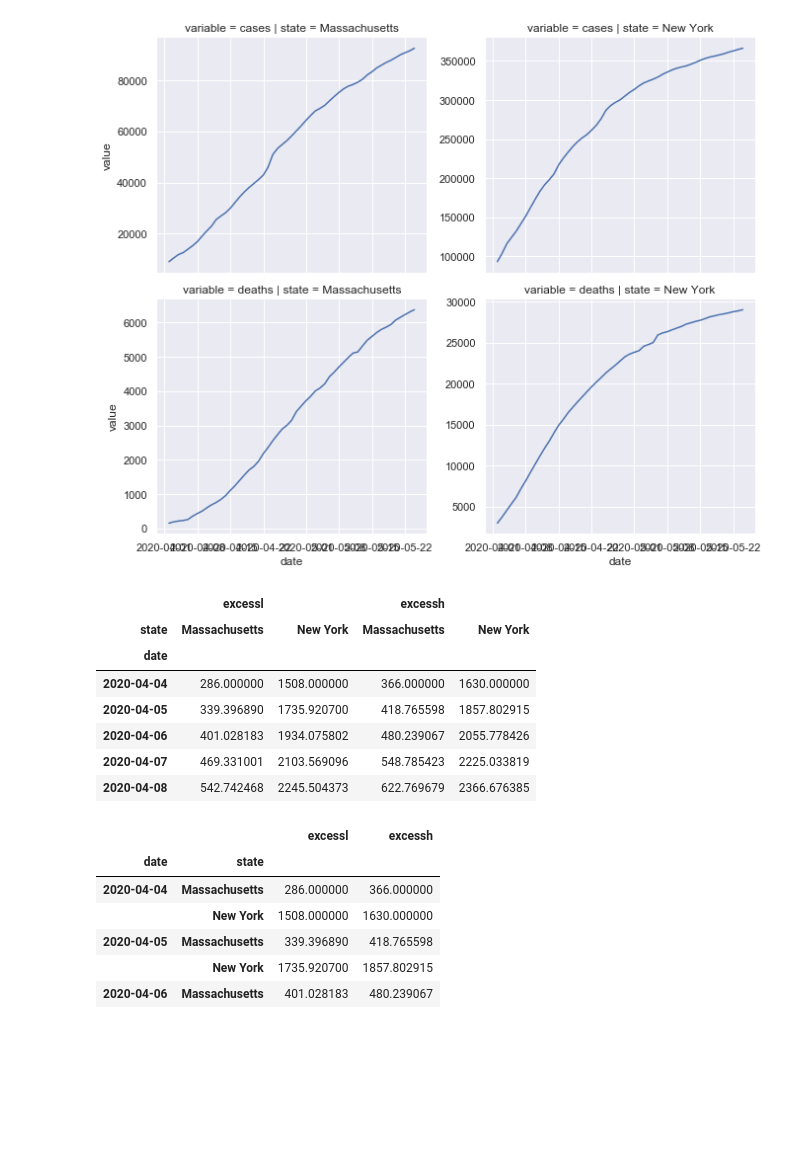
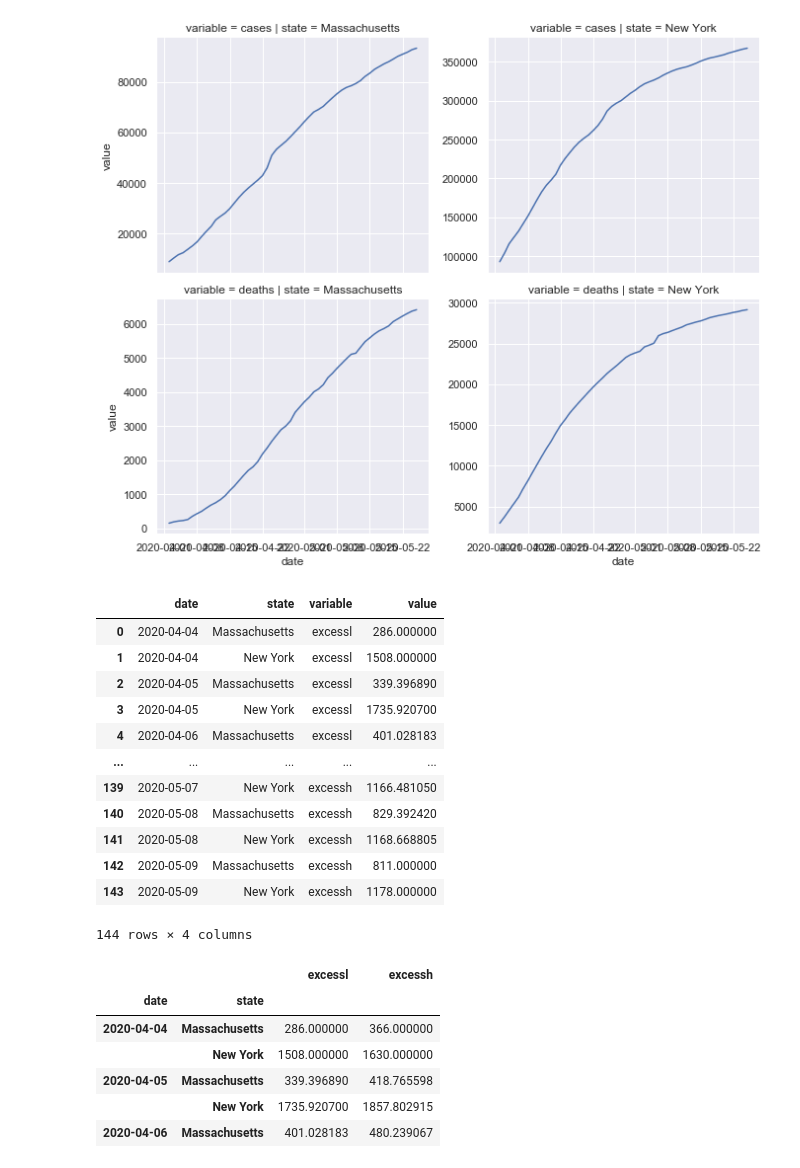
Before and after one commit to pitosalas/covid-old, a Jupyter notebook: covid/play1.ipynb, the cells around one changed output. Cells and saved outputs as stored; diff of their text form; code cells hidden in the pictures; blank space fills up the shorter version.

```diff
--- a/covid/play1.ipynb
+++ b/covid/play1.ipynb
@@ -41,17 +42,22 @@ startdate = "2020-04-01"
 variables = ["deaths", "cases"]
 states = ["Massachusetts", "New York"]
 d = read_cdc_data1(startdate, states)
-# %%
-a.head()
-# %% [output]
-|  | excessl |  | excessh |  |
-| state | Massachusetts | New York | Massachusetts | New York |
-| date |  |  |  |  |
-| 2020-04-04 | 286.000000 | 1508.000000 | 366.000000 | 1630.000000 |
-| 2020-04-05 | 339.396890 | 1735.920700 | 418.765598 | 1857.802915 |
-| 2020-04-06 | 401.028183 | 1934.075802 | 480.239067 | 2055.778426 |
-| 2020-04-07 | 469.331001 | 2103.569096 | 548.785423 | 2225.033819 |
-| 2020-04-08 | 542.742468 | 2245.504373 | 622.769679 | 2366.676385 |
+# %%
+d
+# %% [output]
+|  | date | state | variable | value |
+| 0 | 2020-04-04 | Massachusetts | excessl | 286.000000 |
+| 1 | 2020-04-04 | New York | excessl | 1508.000000 |
+| 2 | 2020-04-05 | Massachusetts | excessl | 339.396890 |
+| 3 | 2020-04-05 | New York | excessl | 1735.920700 |
+| 4 | 2020-04-06 | Massachusetts | excessl | 401.028183 |
+| ... | ... | ... | ... | ... |
+| 139 | 2020-05-07 | New York | excessh | 1166.481050 |
+| 140 | 2020-05-08 | Massachusetts | excessh | 829.392420 |
+| 141 | 2020-05-08 | New York | excessh | 1168.668805 |
+| 142 | 2020-05-09 | Massachusetts | excessh | 811.000000 |
+| 143 | 2020-05-09 | New York | excessh | 1178.000000 |
+144 rows × 4 columns
 # %%
 b.head()
 # %% [output]
```
Also changed, not shown: parts of 5 cells of this notebook, 5 other files.
